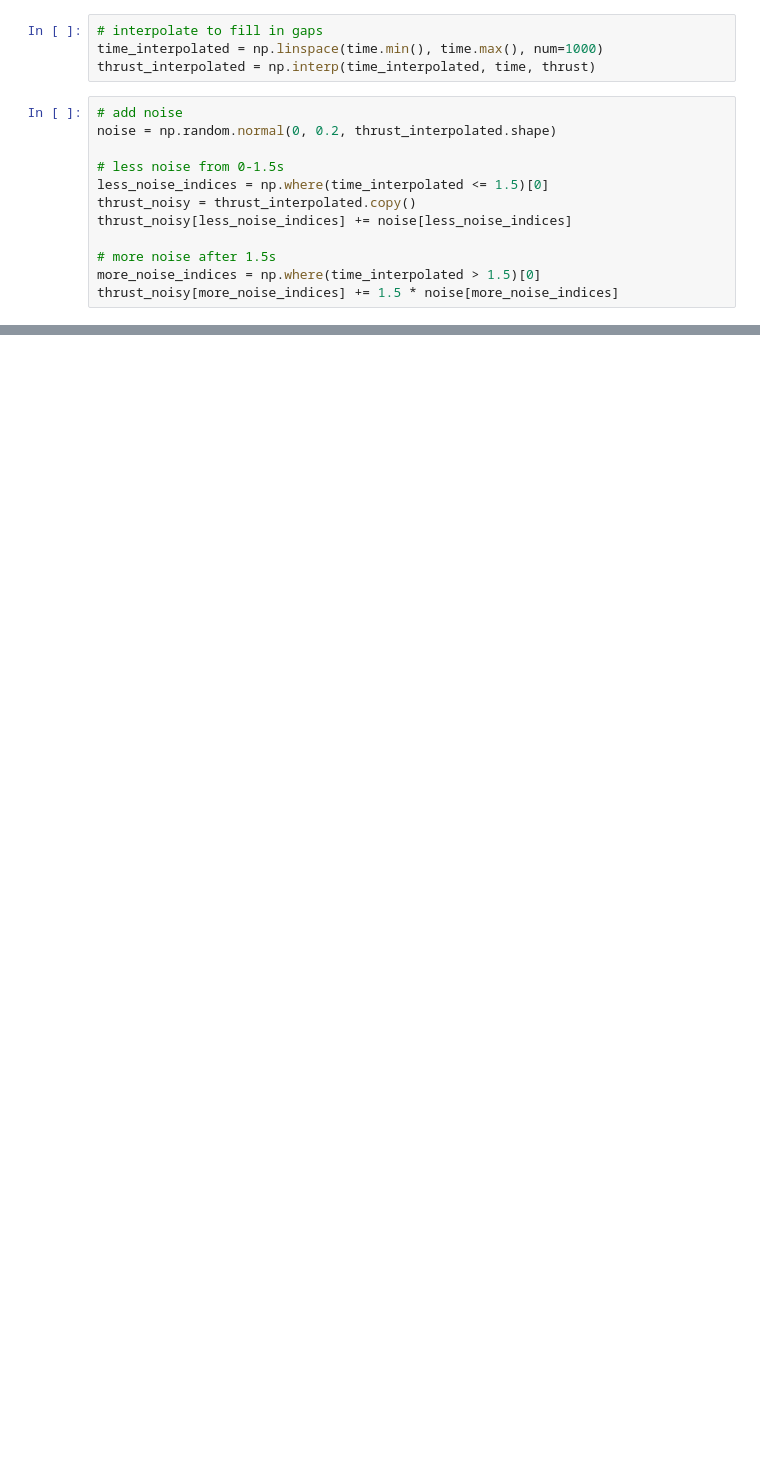
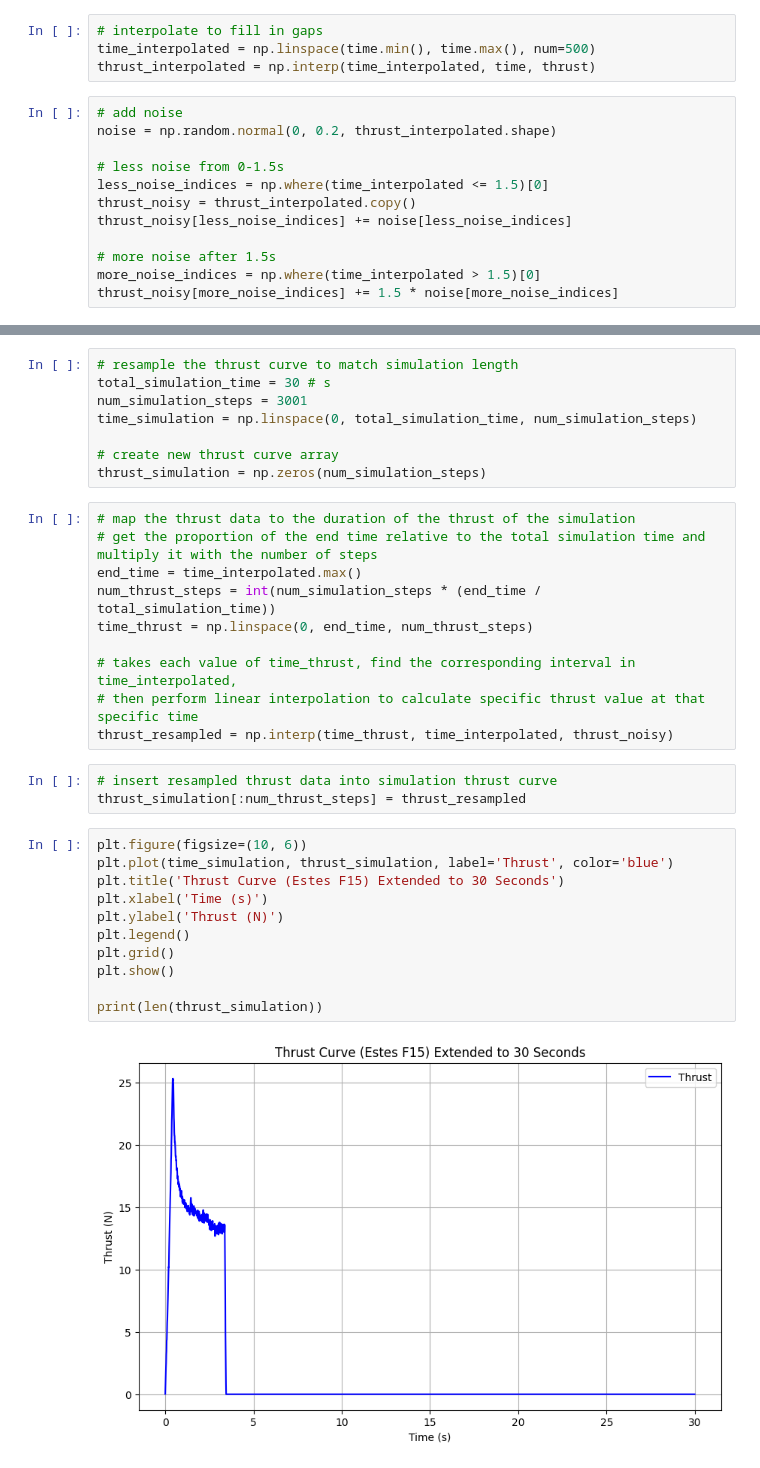
Before and after one commit to namberino/tvc-rocket-sim, a Jupyter notebook: motor.ipynb, the cells around one changed output, grey strips where cells are left out. Saved outputs shown, nothing was run; the diff lists cells and outputs as text; blank space fills up the shorter version.

```diff
--- a/motor.ipynb
+++ b/motor.ipynb
@@ -49,7 +46,7 @@ time = data[:, 0]
 thrust = data[:, 1]
 # %%
 # interpolate to fill in gaps
-time_interpolated = np.linspace(time.min(), time.max(), num=1000)
+time_interpolated = np.linspace(time.min(), time.max(), num=500)
 thrust_interpolated = np.interp(time_interpolated, time, thrust)
 # %%
 # add noise
@@ -78,0 +84,34 @@ plt.show()
+# %%
+# resample the thrust curve to match simulation length
+total_simulation_time = 30 # s
+num_simulation_steps = 3001
+time_simulation = np.linspace(0, total_simulation_time, num_simulation_steps)
+
+# create new thrust curve array
+thrust_simulation = np.zeros(num_simulation_steps)
+# %%
+# map the thrust data to the duration of the thrust of the simulation
+# get the proportion of the end time relative to the total simulation time and multiply it with the number of steps
+end_time = time_interpolated.max()
+num_thrust_steps = int(num_simulation_steps * (end_time / total_simulation_time))
+time_thrust = np.linspace(0, end_time, num_thrust_steps)
+
+# takes each value of time_thrust, find the corresponding interval in time_interpolated,
+# then perform linear interpolation to calculate specific thrust value at that specific time
+thrust_resampled = np.interp(time_thrust, time_interpolated, thrust_noisy)
+# %%
+# insert resampled thrust data into simulation thrust curve
+thrust_simulation[:num_thrust_steps] = thrust_resampled
+# %%
+plt.figure(figsize=(10, 6))
+plt.plot(time_simulation, thrust_simulation, label='Thrust', color='blue')
+plt.title('Thrust Curve (Estes F15) Extended to 30 Seconds')
+plt.xlabel('Time (s)')
+plt.ylabel('Thrust (N)')
+plt.legend()
+plt.grid()
+plt.show()
+
+print(len(thrust_simulation))
+# %% [output]
+[figure, added]
```
Also changed, not shown: parts of 6 cells of this notebook, 4 other files.
